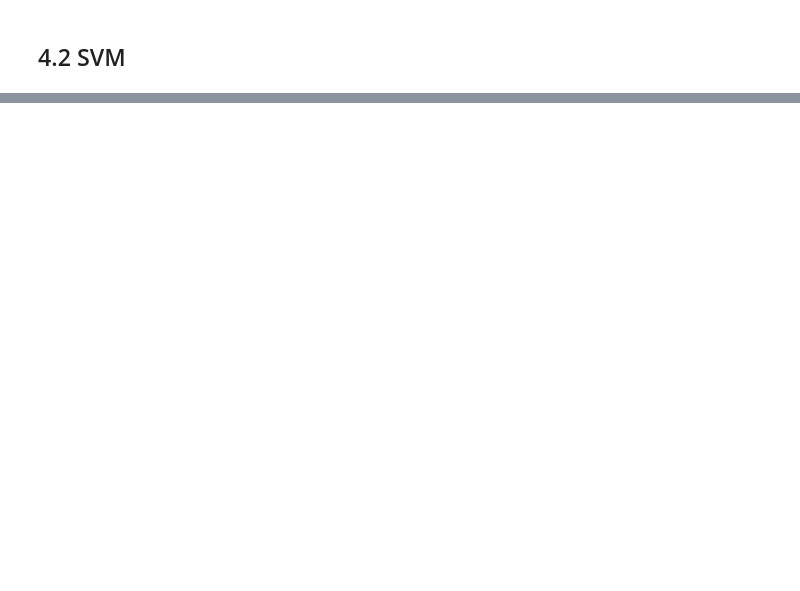
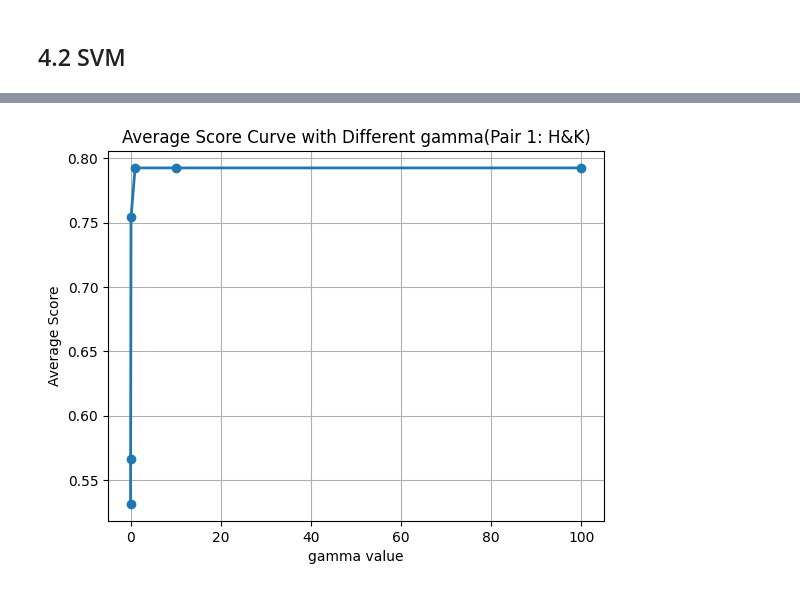
Before and after one commit to TimothiTsui/Programming-Session-2, a Jupyter notebook: LetterRecog.ipynb, the cells around one changed output, grey strips where cells are left out. Saved outputs shown, nothing was run; the diff lists cells and outputs as text; code cells hidden in the pictures; blank space fills up the shorter version.

```diff
--- a/LetterRecog.ipynb
+++ b/LetterRecog.ipynb
@@ -329,0 +481,20 @@ print(corr_df)
+# %%
+HK = raw_data[raw_data['lettr'].isin(['H', 'K'])]
+le = LabelEncoder()
+le.fit(HK['lettr'])
+
+# Transform the target column using the LabelEncoder
+HK['lettr'] = le.transform(HK['lettr'])
+HK = HK.reset_index(drop=True)
+HK_X_train, HK_X_test, HK_y_train, HK_y_test = train_test_split(HK.drop('lettr', axis=1), HK['lettr'], test_size=0.1, random_state=514)
+# Reset index of HK_X_train
+HK_X_train = HK_X_train.reset_index(drop=True)
+
+# Reset index of HK_X_test
+HK_X_test = HK_X_test.reset_index(drop=True)
+
+# Reset index of HK_y_train
+HK_y_train = HK_y_train.reset_index(drop=True)
+
+# Reset index of HK_y_test
+HK_y_test = HK_y_test.reset_index(drop=True)
@@ -329,0 +588,64 @@ print(corr_df)
+# %%
+
+# Shuffle the data
+indices = np.random.permutation(len(HK_X_train))
+
+# Divide the data into k-folds
+fold_size = len(HK_X_train) // k
+folds = [(i * fold_size, (i + 1) * fold_size) for i in range(k)]
+folds[-1] = (folds[-1][0], len(HK_X_train))
+
+# Perform hyperparameter tuning for each fold
+scores = []
+for i in range(k):
+    # Split the data into training and validation sets
+    validation_indices = list(range(folds[i][0], folds[i][1]))
+    training_indices = list(set(indices) - set(validation_indices))
+    training_features = HK_X_train.iloc[training_indices]
+    training_labels = HK_y_train.iloc[training_indices]
+    validation_features = HK_X_train.iloc[validation_indices]
+    validation_labels = HK_y_train.iloc[validation_indices]
+
+    # Train and evaluate the model for each k value
+    for gamma_value in gammas:
+        # Create a KNearestNeighbor model
+        svm = SVM(kernel='rbf',gamma=gamma_value)
+
+        # Train the model on the training set
+        svm.fit(training_features.reset_index(drop=True), training_labels.reset_index(drop=True))
+
+        # Evaluate the model on the validation set and record the score
+        y_pred = svm.predict(validation_features)
+        y_pred = np.where(y_pred == -1, 0, validation_labels)
+        score = np.mean(y_pred == validation_labels)
+        scores.append(score)
+
+# Compute the average score across all folds for each k value
+avg_scores = []
+for i in range(len(gammas)):
+    k_scores = scores[i::len(gammas)]
+    avg_score = np.mean(k_scores)
+    avg_scores.append(avg_score)
+    print("Gamma: {}, Avg Score: {:.4f}".format(gammas[i], avg_score))
+
+
+# Find the best k value and train the final model on the entire training set
+best_gamma = gammas[np.argmax(avg_scores)]
+final_svm = SVM(kernel='rbf',gamma=best_gamma)
+final_svm.fit(HK_X_train, HK_y_train)
+
+# Evaluate the final model on the test set
+y_pred = final_svm.predict(HK_X_test)
+y_pred = np.where(HK_y_test == -1, 0, y_pred)
+
+acc = np.mean(y_pred == HK_y_test)
+print('Accuracy in test set:%f' % acc)
+
+# Plot the average score curve with different k values
+plt.plot(gammas, avg_scores, marker='o', linestyle='-', linewidth=2)
+plt.xlabel('gamma value')
+plt.ylabel('Average Score')
+plt.title('Average Score Curve with Different gamma(Pair 1: H&K)')
+plt.grid(True)
+plt.show()
+# %% [output]
@@ -329,0 +659 @@ print(corr_df)
+[figure, added]
```
Also changed, not shown: parts of 105 cells of this notebook, 19 other files.
